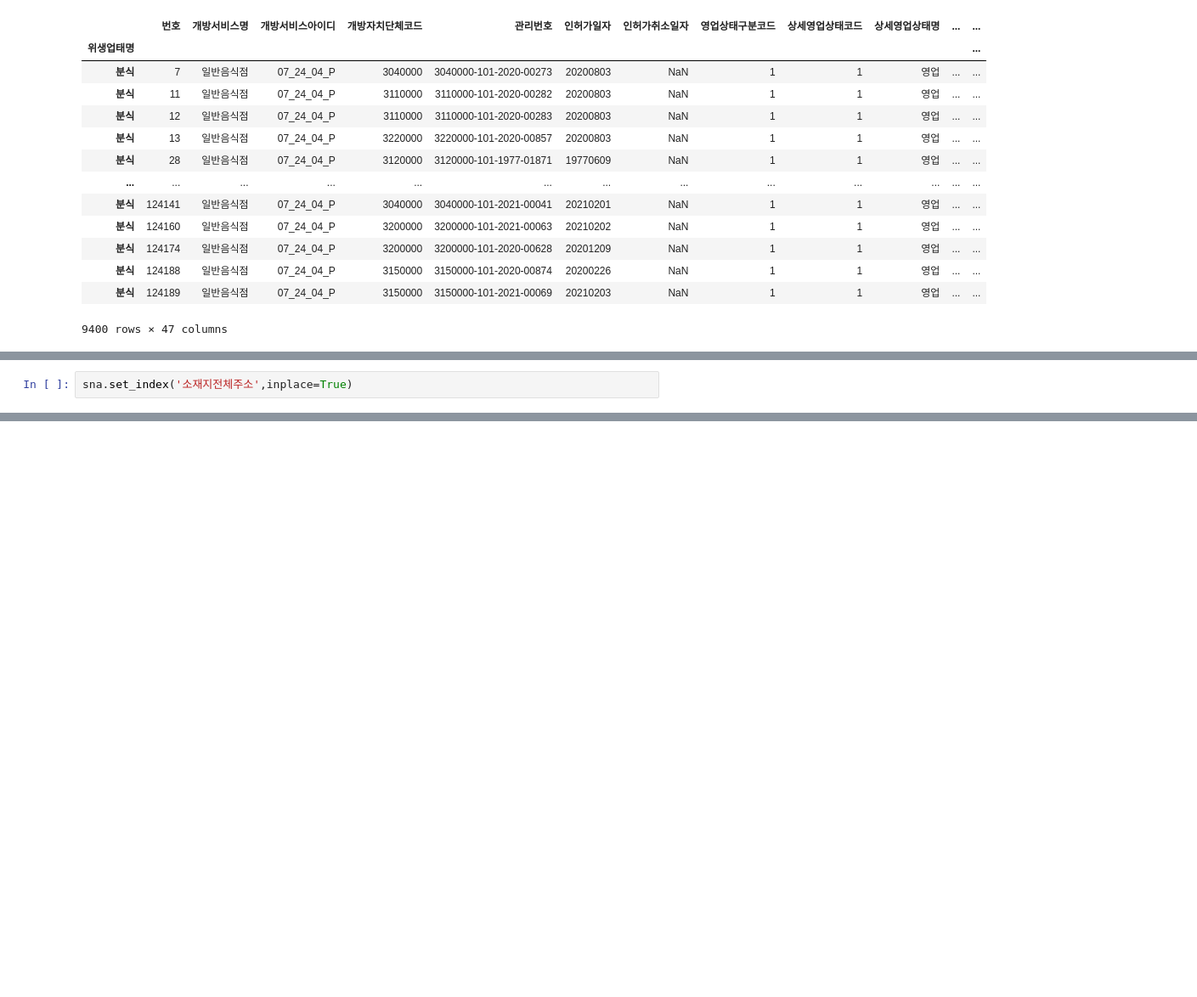
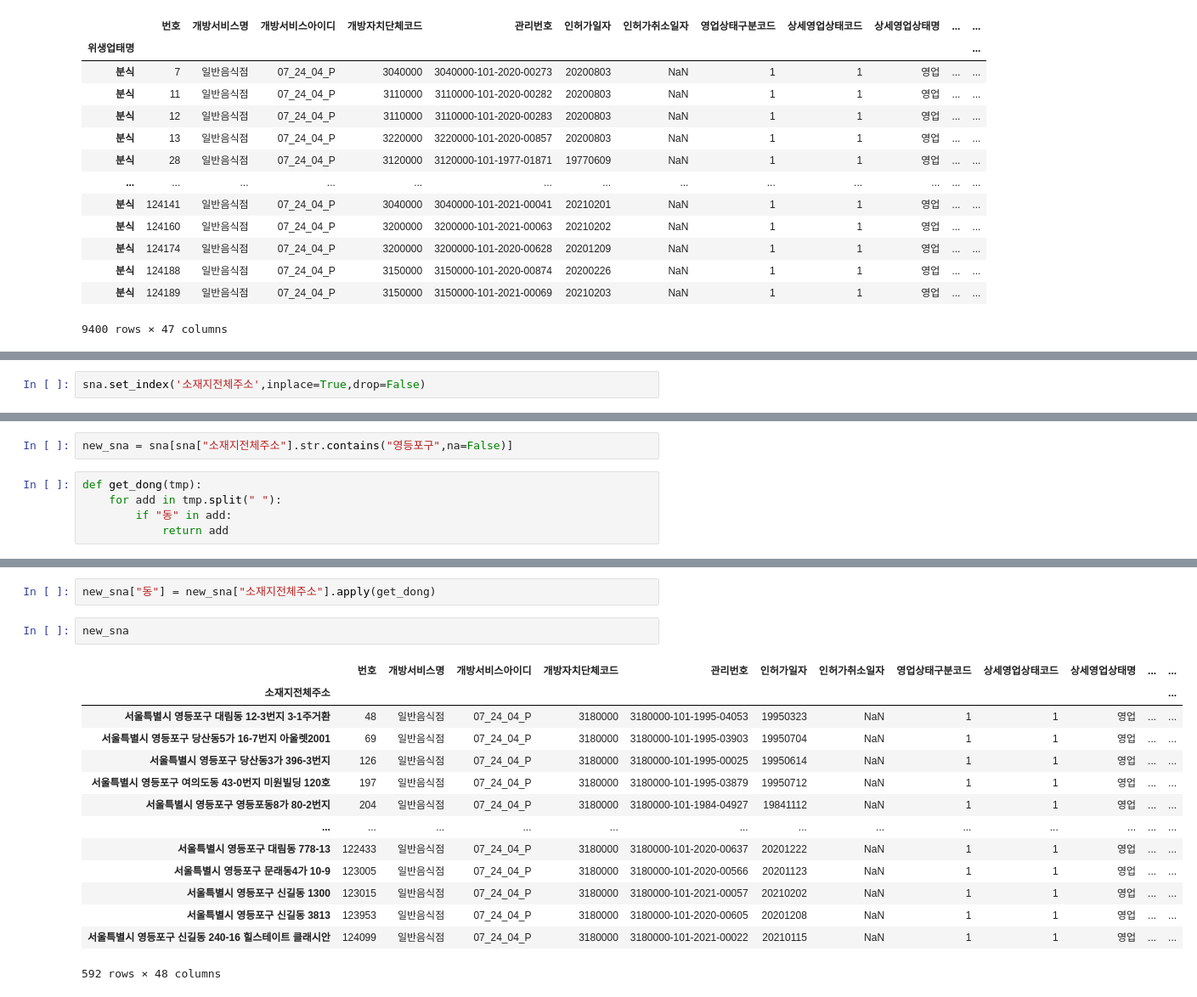
Before and after one commit to abcicecream/homewrork_incomplete, a Jupyter notebook: 과제2_음식점.ipynb, the cells around one changed output, grey strips where cells are left out. Shown at 85% size. Saved outputs shown, nothing was run; the diff lists cells and outputs as text; blank space fills up the shorter version.

```diff
--- a/과제2_음식점.ipynb
+++ b/과제2_음식점.ipynb
@@ -128,2 +125,2 @@ sna
 # %%
-sna.set_index('소재지전체주소',inplace=True)
+sna.set_index('소재지전체주소',inplace=True,drop=False)
@@ -146,0 +127,7 @@ sna
+# %%
+new_sna = sna[sna["소재지전체주소"].str.contains("영등포구",na=False)]
+# %%
+def get_dong(tmp):
+    for add in tmp.split(" "):
+        if "동" in add:
+            return add
@@ -146,0 +150,19 @@ sna
+# %%
+new_sna["동"] = new_sna["소재지전체주소"].apply(get_dong)
+# %%
+new_sna
+# %% [output]
+|  | 번호 | 개방서비스명 | 개방서비스아이디 | 개방자치단체코드 | 관리번호 | 인허가일자 | 인허가취소일자 | 영업상태구분코드 | 상세영업상태코드 | 상세영업상태명 | ... | ... |
+| 소재지전체주소 |  |  |  |  |  |  |  |  |  |  |  | ... |
+| 서울특별시 영등포구 대림동 12-3번지 3-1주거환 | 48 | 일반음식점 | 07_24_04_P | 3180000 | 3180000-101-1995-04053 | 19950323 | NaN | 1 | 1 | 영업 | ... | ... |
+| 서울특별시 영등포구 당산동5가 16-7번지 아울렛2001 | 69 | 일반음식점 | 07_24_04_P | 3180000 | 3180000-101-1995-03903 | 19950704 | NaN | 1 | 1 | 영업 | ... | ... |
+| 서울특별시 영등포구 당산동3가 396-3번지 | 126 | 일반음식점 | 07_24_04_P | 3180000 | 3180000-101-1995-00025 | 19950614 | NaN | 1 | 1 | 영업 | ... | ... |
+| 서울특별시 영등포구 여의도동 43-0번지 미원빌딩 120호 | 197 | 일반음식점 | 07_24_04_P | 3180000 | 3180000-101-1995-03879 | 19950712 | NaN | 1 | 1 | 영업 | ... | ... |
+| 서울특별시 영등포구 영등포동8가 80-2번지 | 204 | 일반음식점 | 07_24_04_P | 3180000 | 3180000-101-1984-04927 | 19841112 | NaN | 1 | 1 | 영업 | ... | ... |
+| ... | ... | ... | ... | ... | ... | ... | ... | ... | ... | ... | ... | ... |
+| 서울특별시 영등포구 대림동 778-13 | 122433 | 일반음식점 | 07_24_04_P | 3180000 | 3180000-101-2020-00637 | 20201222 | NaN | 1 | 1 | 영업 | ... | ... |
+| 서울특별시 영등포구 문래동4가 10-9 | 123005 | 일반음식점 | 07_24_04_P | 3180000 | 3180000-101-2020-00566 | 20201123 | NaN | 1 | 1 | 영업 | ... | ... |
+| 서울특별시 영등포구 신길동 1300 | 123015 | 일반음식점 | 07_24_04_P | 3180000 | 3180000-101-2021-00057 | 20210202 | NaN | 1 | 1 | 영업 | ... | ... |
+| 서울특별시 영등포구 신길동 3813 | 123953 | 일반음식점 | 07_24_04_P | 3180000 | 3180000-101-2020-00605 | 20201208 | NaN | 1 | 1 | 영업 | ... | ... |
+| 서울특별시 영등포구 신길동 240-16 힐스테이트 클래시안 | 124099 | 일반음식점 | 07_24_04_P | 3180000 | 3180000-101-2021-00022 | 20210115 | NaN | 1 | 1 | 영업 | ... | ... |
+592 rows × 48 columns
```
Also changed, not shown: parts of 9 cells of this notebook, 1 other file.
